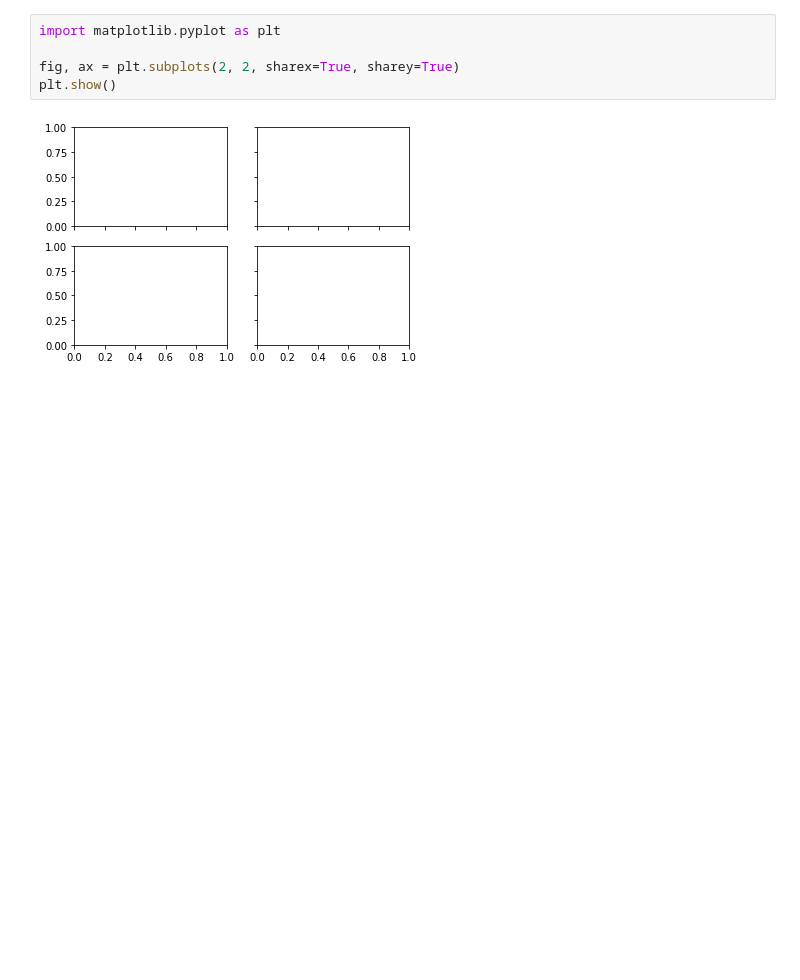
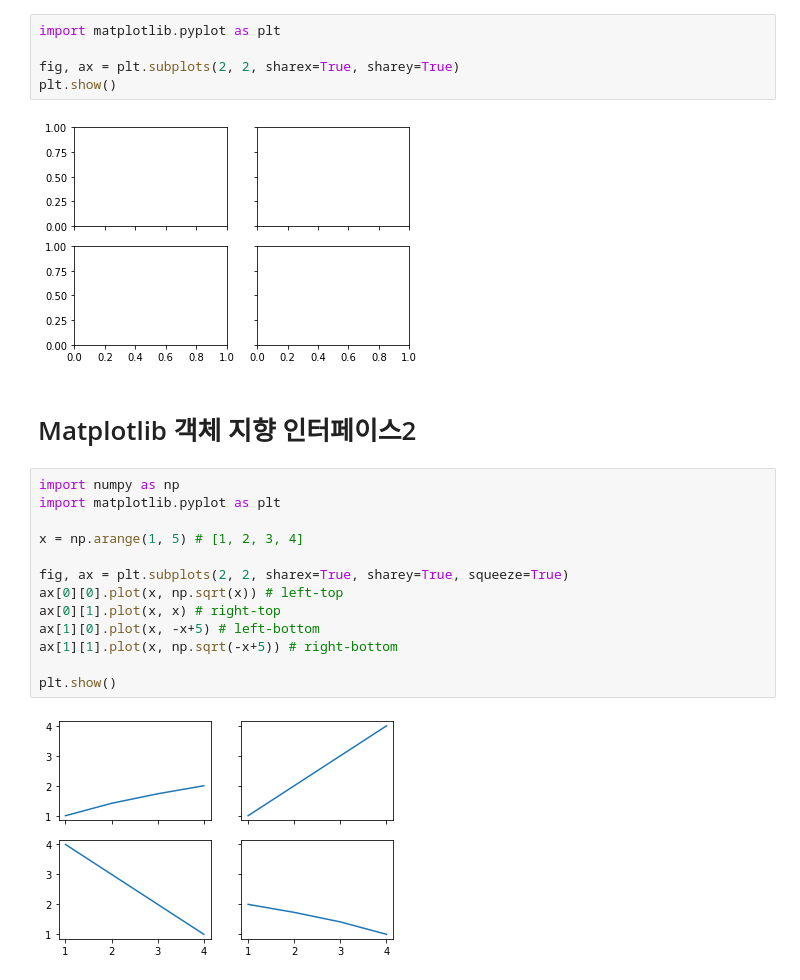
Before and after one commit to goodDev-junhyuk/JupyterNotebook, a Jupyter notebook: Matplotlib_Pie_Chart.ipynb, the cells around one changed output. Drawn from its saved outputs; the diff is of its cells as text; blank space fills up the shorter version.

```diff
--- a/Matplotlib_Pie_Chart.ipynb
+++ b/Matplotlib_Pie_Chart.ipynb
@@ -272,3 +272,20 @@ fig, ax = plt.subplots(2, 2, sharex=True, sharey=True)
 plt.show()
 # %% [output]
 [figure]
+# %% [markdown]
+# Matplotlib 객체 지향 인터페이스2
+# %%
+import numpy as np
+import matplotlib.pyplot as plt
+
+x = np.arange(1, 5) # [1, 2, 3, 4]
+
+fig, ax = plt.subplots(2, 2, sharex=True, sharey=True, squeeze=True)
+ax[0][0].plot(x, np.sqrt(x)) # left-top
+ax[0][1].plot(x, x) # right-top
+ax[1][0].plot(x, -x+5) # left-bottom
+ax[1][1].plot(x, np.sqrt(-x+5)) # right-bottom
+
+plt.show()
+# %% [output]
+[figure, added]
```
